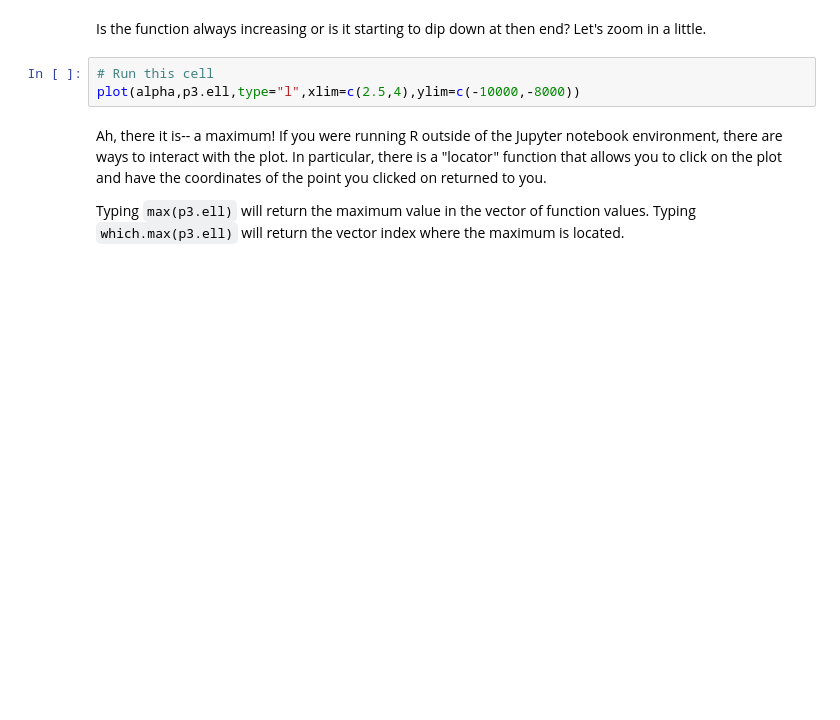
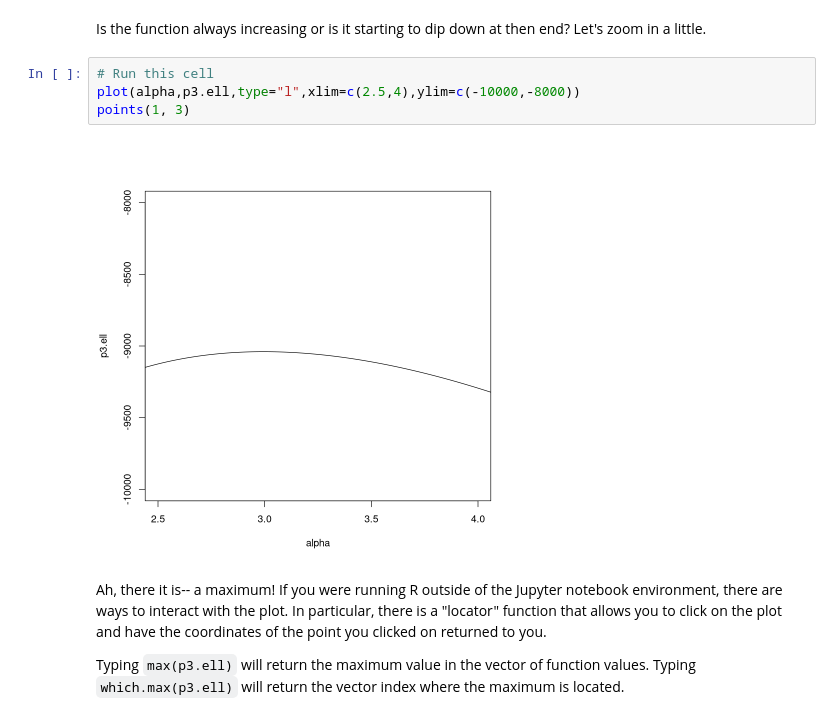
Before and after one commit to gareytwin1/statistical-estimation, a Jupyter notebook: Module3/M3_autograded.ipynb, the cells around one changed output. Saved outputs shown, nothing was run; the diff lists cells and outputs as text; blank space fills up the shorter version.

```diff
--- a/Module3/M3_autograded.ipynb
+++ b/Module3/M3_autograded.ipynb
@@ -128,6 +180,9 @@ Is the function always increasing or is it starting to dip down at then end? Let
 # %%
 # Run this cell
 plot(alpha,p3.ell,type="l",xlim=c(2.5,4),ylim=c(-10000,-8000))
+points(1, 3)
+# %% [output]
+[figure, added]
 # %% [markdown]
 Ah, there it is-- a maximum! If you were running R outside of the Jupyter notebook environment, there are ways to interact with the plot. In particular, there is a "locator" function that allows you to click on the plot and have the coordinates of the point you clicked on returned to you.
 
```
Also changed, not shown: parts of 16 cells of this notebook.
